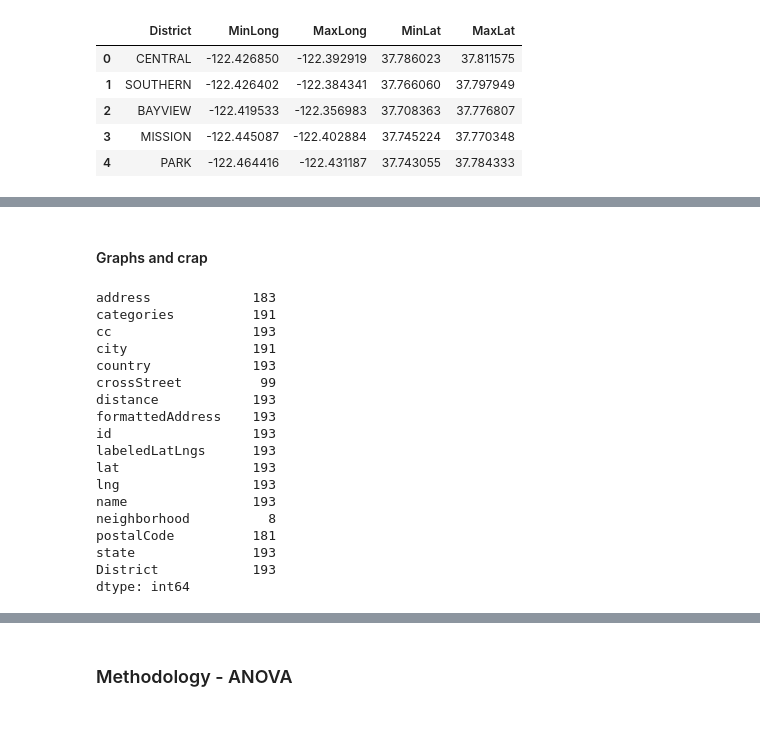
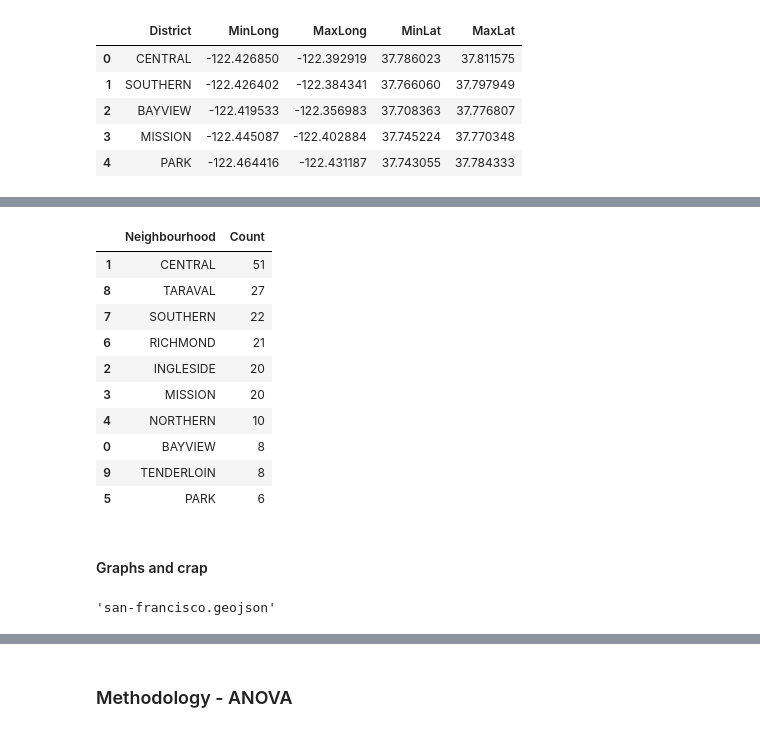
Before and after one commit to danielecarparo/Coursera_Capstone, a Jupyter notebook: Daniele Cap(raro)stone project.ipynb, the cells around one changed output, grey strips where cells are left out. Drawn from its saved outputs; the diff is of its cells as text; code cells hidden in the pictures.

```diff
--- a/Daniele Cap(raro)stone project.ipynb
+++ b/Daniele Cap(raro)stone project.ipynb
@@ -649,4 +638,6 @@ for key, district in df2.groupby('District'):
 
     df.loc[pd.concat(masks, axis=1).any(1),'District'] = key
 
-df['District'] = df['District'].fillna('Unknown')
+df['District'] = df['District'].fillna('CENTRAL')
+df['District'].replace('Unknown','CENTRAL',inplace=True)
+df.head(5)
@@ -662,23 +651,22 @@ df.head()
+# %%
+df_San = df[['District','id']].groupby(['District']).count()
+df_San.reset_index(inplace=True)
+df_San.rename(columns={'District':'Neighbourhood','id':'Count'}, inplace=True)
+
+df_San.sort_values(by='Count', ascending=False, axis=0, inplace=True)
+
+df_San
+# %% [output]
+|  | Neighbourhood | Count |
+| 1 | CENTRAL | 51 |
+| 8 | TARAVAL | 27 |
+| 7 | SOUTHERN | 22 |
+| 6 | RICHMOND | 21 |
+| 2 | INGLESIDE | 20 |
+| 3 | MISSION | 20 |
+| 4 | NORTHERN | 10 |
+| 0 | BAYVIEW | 8 |
+| 9 | TENDERLOIN | 8 |
+| 5 | PARK | 6 |
 # %% [markdown]
 #### Graphs and crap
-# %%
-df.count()
-# %% [output]
-address             183
-categories          191
-cc                  193
-city                191
-country             193
-crossStreet          99
-distance            193
-formattedAddress    193
-id                  193
-labeledLatLngs      193
-lat                 193
-lng                 193
-name                193
-neighborhood          8
-postalCode          181
-state               193
-District            193
-dtype: int64
@@ -684,0 +683,4 @@ dtype: int64
+# %%
+SanFran_Geo
+# %% [output]
+'san-francisco.geojson'
```
Also changed, not shown: parts of 22 cells of this notebook.
